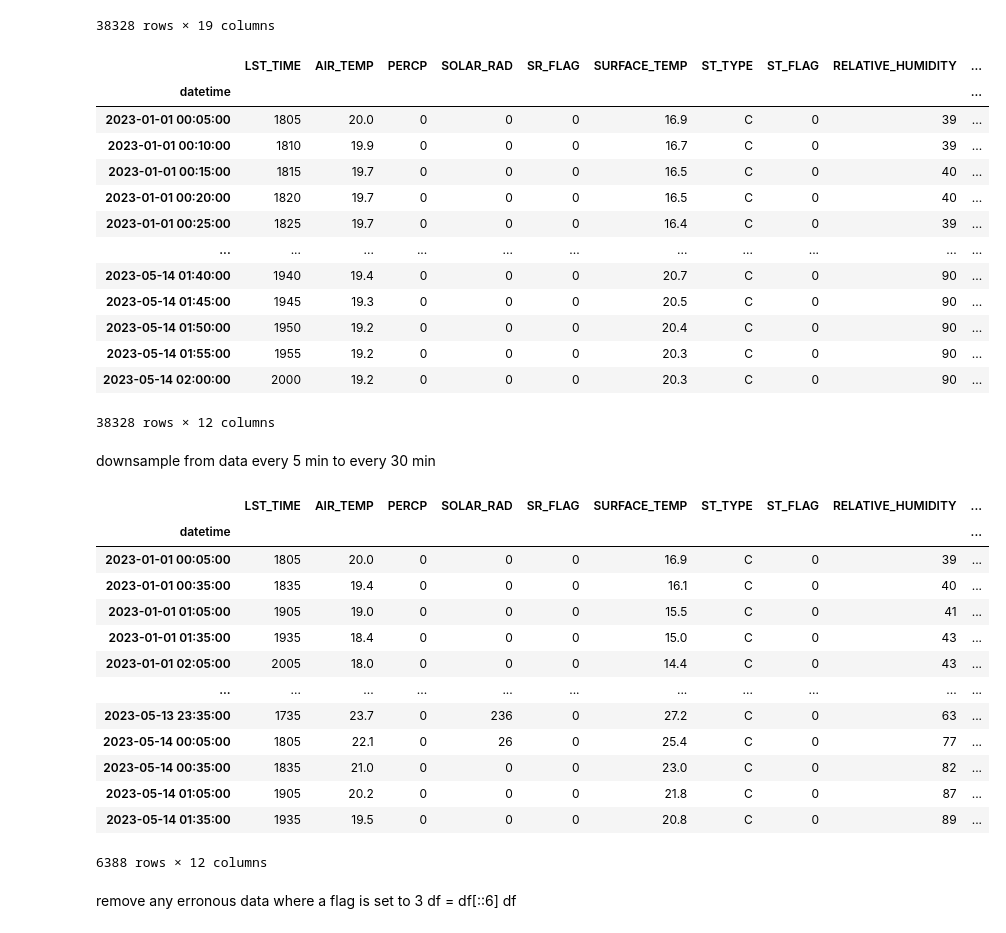
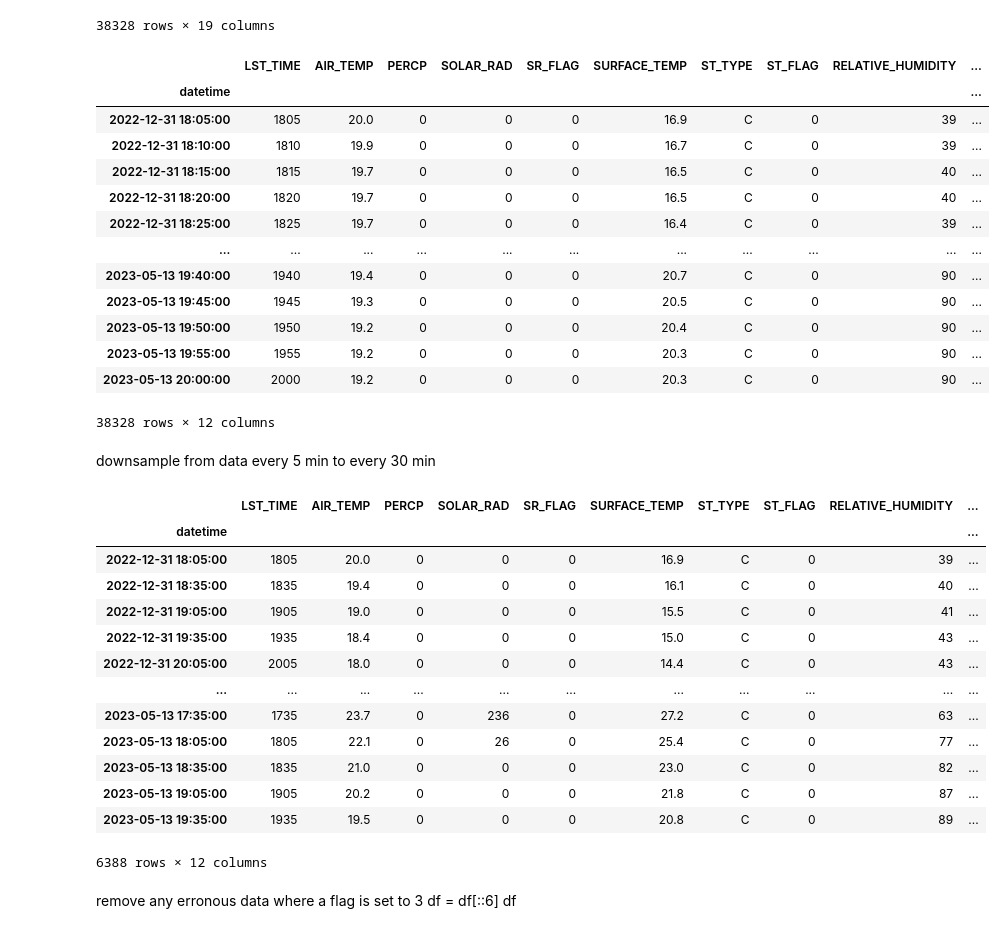
Before and after one commit to Muckthebuck/2023-Energy-kit, a Jupyter notebook: [Austin]solar_temp_predictions.ipynb, the cells around one changed output. Saved outputs shown, nothing was run; the diff lists cells and outputs as text; code cells hidden in the pictures.

```diff
--- a/[Austin]solar_temp_predictions.ipynb
+++ b/[Austin]solar_temp_predictions.ipynb
@@ -37,28 +37,28 @@ df
 | 38327 | 23907 | 20230514 | 200 | 20230513 | 2000 | 2.623 | -98.08 | 30.62 | 19.2 | 0 | ... |
 38328 rows × 19 columns
 # %%
-df['datetime'] = df['UTC_DATE'].astype(str) + df['UTC_TIME'].astype(str).str.zfill(4)
+df['datetime'] = df['LST_DATE'].astype(str) + df['LST_TIME'].astype(str).str.zfill(4)
 # convert the combined column to datetime
 df['datetime'] = pd.to_datetime(df['datetime'], format='%Y%m%d%H%M')
 # set the datetime column as the index
 df.set_index('datetime', inplace=True)
 # drop the 'UTC_DATE' and 'UTC_TIME' columns
 df = df.drop(['UTC_DATE', 'UTC_TIME', 'WABANNO', 'LST_DATE', 'CRX_VN', 'LONG', 'LAT'], axis=1)
 df
 # %% [output]
 |  | LST_TIME | AIR_TEMP | PERCP | SOLAR_RAD | SR_FLAG | SURFACE_TEMP | ST_TYPE | ST_FLAG | RELATIVE_HUMIDITY | ... |
 | datetime |  |  |  |  |  |  |  |  |  | ... |
-| 2023-01-01 00:05:00 | 1805 | 20.0 | 0 | 0 | 0 | 16.9 | C | 0 | 39 | ... |
-| 2023-01-01 00:10:00 | 1810 | 19.9 | 0 | 0 | 0 | 16.7 | C | 0 | 39 | ... |
-| 2023-01-01 00:15:00 | 1815 | 19.7 | 0 | 0 | 0 | 16.5 | C | 0 | 40 | ... |
-| 2023-01-01 00:20:00 | 1820 | 19.7 | 0 | 0 | 0 | 16.5 | C | 0 | 40 | ... |
-| 2023-01-01 00:25:00 | 1825 | 19.7 | 0 | 0 | 0 | 16.4 | C | 0 | 39 | ... |
+| 2022-12-31 18:05:00 | 1805 | 20.0 | 0 | 0 | 0 | 16.9 | C | 0 | 39 | ... |
+| 2022-12-31 18:10:00 | 1810 | 19.9 | 0 | 0 | 0 | 16.7 | C | 0 | 39 | ... |
+| 2022-12-31 18:15:00 | 1815 | 19.7 | 0 | 0 | 0 | 16.5 | C | 0 | 40 | ... |
+| 2022-12-31 18:20:00 | 1820 | 19.7 | 0 | 0 | 0 | 16.5 | C | 0 | 40 | ... |
+| 2022-12-31 18:25:00 | 1825 | 19.7 | 0 | 0 | 0 | 16.4 | C | 0 | 39 | ... |
 | ... | ... | ... | ... | ... | ... | ... | ... | ... | ... | ... |
-| 2023-05-14 01:40:00 | 1940 | 19.4 | 0 | 0 | 0 | 20.7 | C | 0 | 90 | ... |
-| 2023-05-14 01:45:00 | 1945 | 19.3 | 0 | 0 | 0 | 20.5 | C | 0 | 90 | ... |
-| 2023-05-14 01:50:00 | 1950 | 19.2 | 0 | 0 | 0 | 20.4 | C | 0 | 90 | ... |
-| 2023-05-14 01:55:00 | 1955 | 19.2 | 0 | 0 | 0 | 20.3 | C | 0 | 90 | ... |
-| 2023-05-14 02:00:00 | 2000 | 19.2 | 0 | 0 | 0 | 20.3 | C | 0 | 90 | ... |
+| 2023-05-13 19:40:00 | 1940 | 19.4 | 0 | 0 | 0 | 20.7 | C | 0 | 90 | ... |
+| 2023-05-13 19:45:00 | 1945 | 19.3 | 0 | 0 | 0 | 20.5 | C | 0 | 90 | ... |
+| 2023-05-13 19:50:00 | 1950 | 19.2 | 0 | 0 | 0 | 20.4 | C | 0 | 90 | ... |
+| 2023-05-13 19:55:00 | 1955 | 19.2 | 0 | 0 | 0 | 20.3 | C | 0 | 90 | ... |
+| 2023-05-13 20:00:00 | 2000 | 19.2 | 0 | 0 | 0 | 20.3 | C | 0 | 90 | ... |
 38328 rows × 12 columns
 # %% [markdown]
 downsample from data every 5 min to every 30 min
@@ -68,17 +68,17 @@ df
 # %% [output]
 |  | LST_TIME | AIR_TEMP | PERCP | SOLAR_RAD | SR_FLAG | SURFACE_TEMP | ST_TYPE | ST_FLAG | RELATIVE_HUMIDITY | ... |
 | datetime |  |  |  |  |  |  |  |  |  | ... |
-| 2023-01-01 00:05:00 | 1805 | 20.0 | 0 | 0 | 0 | 16.9 | C | 0 | 39 | ... |
-| 2023-01-01 00:35:00 | 1835 | 19.4 | 0 | 0 | 0 | 16.1 | C | 0 | 40 | ... |
-| 2023-01-01 01:05:00 | 1905 | 19.0 | 0 | 0 | 0 | 15.5 | C | 0 | 41 | ... |
-| 2023-01-01 01:35:00 | 1935 | 18.4 | 0 | 0 | 0 | 15.0 | C | 0 | 43 | ... |
-| 2023-01-01 02:05:00 | 2005 | 18.0 | 0 | 0 | 0 | 14.4 | C | 0 | 43 | ... |
+| 2022-12-31 18:05:00 | 1805 | 20.0 | 0 | 0 | 0 | 16.9 | C | 0 | 39 | ... |
+| 2022-12-31 18:35:00 | 1835 | 19.4 | 0 | 0 | 0 | 16.1 | C | 0 | 40 | ... |
+| 2022-12-31 19:05:00 | 1905 | 19.0 | 0 | 0 | 0 | 15.5 | C | 0 | 41 | ... |
+| 2022-12-31 19:35:00 | 1935 | 18.4 | 0 | 0 | 0 | 15.0 | C | 0 | 43 | ... |
+| 2022-12-31 20:05:00 | 2005 | 18.0 | 0 | 0 | 0 | 14.4 | C | 0 | 43 | ... |
 | ... | ... | ... | ... | ... | ... | ... | ... | ... | ... | ... |
-| 2023-05-13 23:35:00 | 1735 | 23.7 | 0 | 236 | 0 | 27.2 | C | 0 | 63 | ... |
-| 2023-05-14 00:05:00 | 1805 | 22.1 | 0 | 26 | 0 | 25.4 | C | 0 | 77 | ... |
-| 2023-05-14 00:35:00 | 1835 | 21.0 | 0 | 0 | 0 | 23.0 | C | 0 | 82 | ... |
-| 2023-05-14 01:05:00 | 1905 | 20.2 | 0 | 0 | 0 | 21.8 | C | 0 | 87 | ... |
-| 2023-05-14 01:35:00 | 1935 | 19.5 | 0 | 0 | 0 | 20.8 | C | 0 | 89 | ... |
+| 2023-05-13 17:35:00 | 1735 | 23.7 | 0 | 236 | 0 | 27.2 | C | 0 | 63 | ... |
+| 2023-05-13 18:05:00 | 1805 | 22.1 | 0 | 26 | 0 | 25.4 | C | 0 | 77 | ... |
+| 2023-05-13 18:35:00 | 1835 | 21.0 | 0 | 0 | 0 | 23.0 | C | 0 | 82 | ... |
+| 2023-05-13 19:05:00 | 1905 | 20.2 | 0 | 0 | 0 | 21.8 | C | 0 | 87 | ... |
+| 2023-05-13 19:35:00 | 1935 | 19.5 | 0 | 0 | 0 | 20.8 | C | 0 | 89 | ... |
 6388 rows × 12 columns
 # %% [markdown]
 remove any erronous data where a flag is set to 3
```
Also changed, not shown: parts of 5 cells of this notebook, 3 other files.
